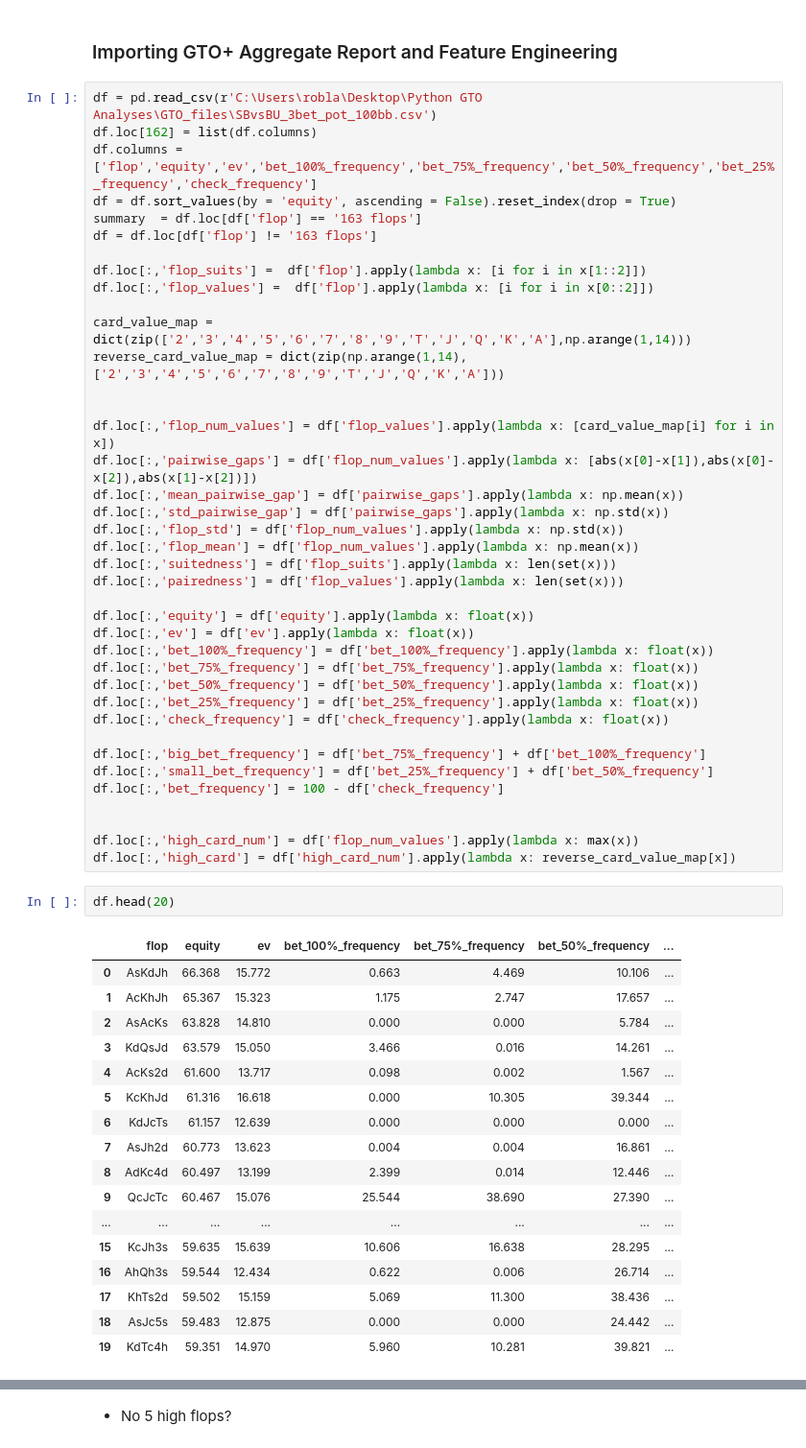
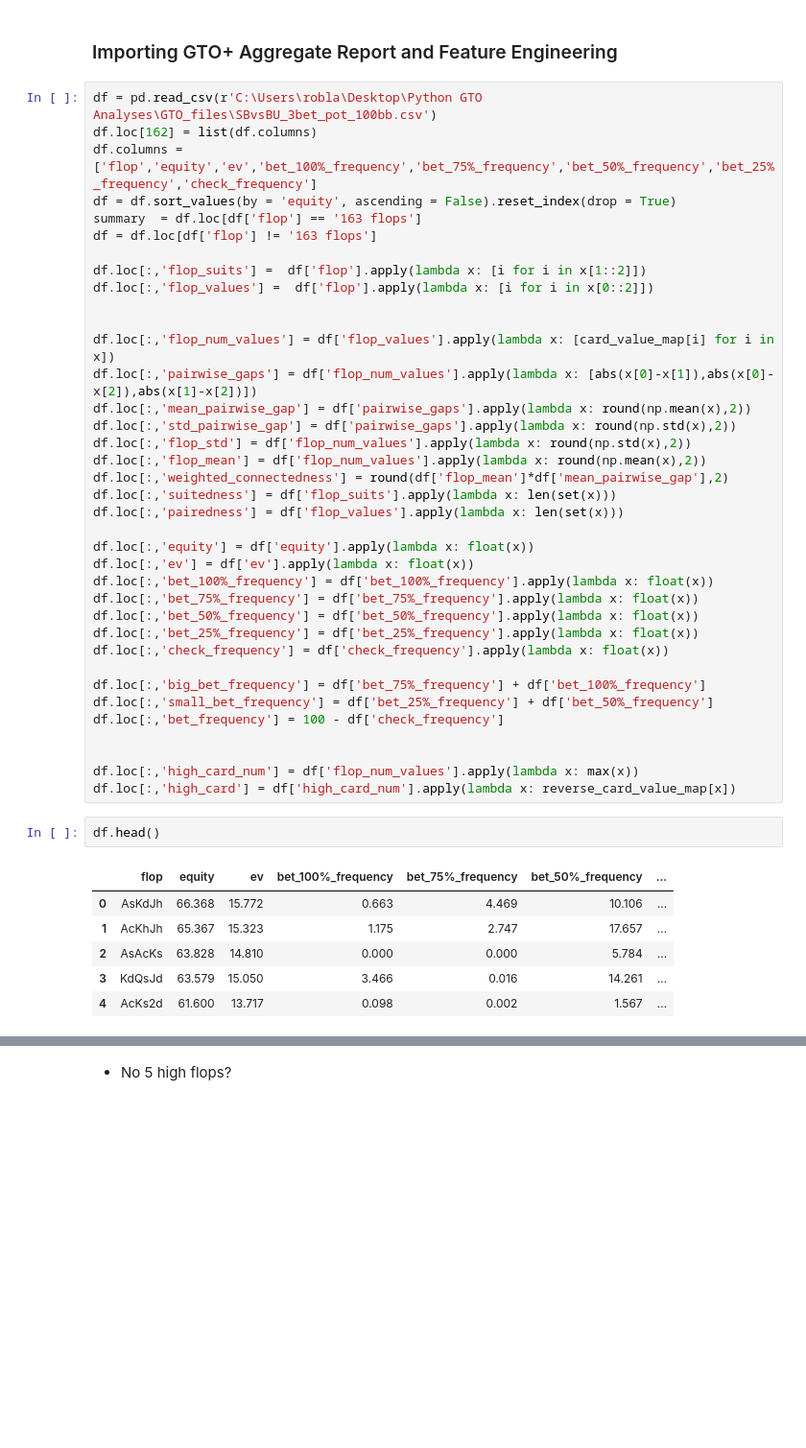
Before and after one commit to Rob-Lando/small-blind-vs-button-3betpots, a Jupyter notebook: sb_3bet_vs_bu_call.ipynb, the cells around one changed output, grey strips where cells are left out. Shown at 96% size. Drawn from its saved outputs; the diff is of its cells as text; blank space fills up the shorter version.

```diff
--- a/sb_3bet_vs_bu_call.ipynb
+++ b/sb_3bet_vs_bu_call.ipynb
@@ -108,16 +113,14 @@ df = df.loc[df['flop'] != '163 flops']
 df.loc[:,'flop_suits'] =  df['flop'].apply(lambda x: [i for i in x[1::2]])
 df.loc[:,'flop_values'] =  df['flop'].apply(lambda x: [i for i in x[0::2]])
 
-card_value_map = dict(zip(['2','3','4','5','6','7','8','9','T','J','Q','K','A'],np.arange(1,14)))
-reverse_card_value_map = dict(zip(np.arange(1,14),['2','3','4','5','6','7','8','9','T','J','Q','K','A']))
-
 
 df.loc[:,'flop_num_values'] = df['flop_values'].apply(lambda x: [card_value_map[i] for i in x])
 df.loc[:,'pairwise_gaps'] = df['flop_num_values'].apply(lambda x: [abs(x[0]-x[1]),abs(x[0]-x[2]),abs(x[1]-x[2])])
-df.loc[:,'mean_pairwise_gap'] = df['pairwise_gaps'].apply(lambda x: np.mean(x))
-df.loc[:,'std_pairwise_gap'] = df['pairwise_gaps'].apply(lambda x: np.std(x))
-df.loc[:,'flop_std'] = df['flop_num_values'].apply(lambda x: np.std(x))
-df.loc[:,'flop_mean'] = df['flop_num_values'].apply(lambda x: np.mean(x))
+df.loc[:,'mean_pairwise_gap'] = df['pairwise_gaps'].apply(lambda x: round(np.mean(x),2))
+df.loc[:,'std_pairwise_gap'] = df['pairwise_gaps'].apply(lambda x: round(np.std(x),2))
+df.loc[:,'flop_std'] = df['flop_num_values'].apply(lambda x: round(np.std(x),2))
+df.loc[:,'flop_mean'] = df['flop_num_values'].apply(lambda x: round(np.mean(x),2))
+df.loc[:,'weighted_connectedness'] = round(df['flop_mean']*df['mean_pairwise_gap'],2)
 df.loc[:,'suitedness'] = df['flop_suits'].apply(lambda x: len(set(x)))
 df.loc[:,'pairedness'] = df['flop_values'].apply(lambda x: len(set(x)))
 
@@ -137,25 +140,14 @@ df.loc[:,'bet_frequency'] = 100 - df['check_frequency']
 df.loc[:,'high_card_num'] = df['flop_num_values'].apply(lambda x: max(x))
 df.loc[:,'high_card'] = df['high_card_num'].apply(lambda x: reverse_card_value_map[x])
 # %%
-df.head(20)
+df.head()
 # %% [output]
 |  | flop | equity | ev | bet_100%_frequency | bet_75%_frequency | bet_50%_frequency | ... |
 | 0 | AsKdJh | 66.368 | 15.772 | 0.663 | 4.469 | 10.106 | ... |
 | 1 | AcKhJh | 65.367 | 15.323 | 1.175 | 2.747 | 17.657 | ... |
 | 2 | AsAcKs | 63.828 | 14.810 | 0.000 | 0.000 | 5.784 | ... |
 | 3 | KdQsJd | 63.579 | 15.050 | 3.466 | 0.016 | 14.261 | ... |
 | 4 | AcKs2d | 61.600 | 13.717 | 0.098 | 0.002 | 1.567 | ... |
-| 5 | KcKhJd | 61.316 | 16.618 | 0.000 | 10.305 | 39.344 | ... |
-| 6 | KdJcTs | 61.157 | 12.639 | 0.000 | 0.000 | 0.000 | ... |
-| 7 | AsJh2d | 60.773 | 13.623 | 0.004 | 0.004 | 16.861 | ... |
-| 8 | AdKc4d | 60.497 | 13.199 | 2.399 | 0.014 | 12.446 | ... |
-| 9 | QcJcTc | 60.467 | 15.076 | 25.544 | 38.690 | 27.390 | ... |
-| ... | ... | ... | ... | ... | ... | ... | ... |
-| 15 | KcJh3s | 59.635 | 15.639 | 10.606 | 16.638 | 28.295 | ... |
-| 16 | AhQh3s | 59.544 | 12.434 | 0.622 | 0.006 | 26.714 | ... |
-| 17 | KhTs2d | 59.502 | 15.159 | 5.069 | 11.300 | 38.436 | ... |
-| 18 | AsJc5s | 59.483 | 12.875 | 0.000 | 0.000 | 24.442 | ... |
-| 19 | KdTc4h | 59.351 | 14.970 | 5.960 | 10.281 | 39.821 | ... |
 # %%
 df.loc[:,'high_card'].value_counts()
 # %% [output]
```
Also changed, not shown: parts of 12 cells of this notebook.
